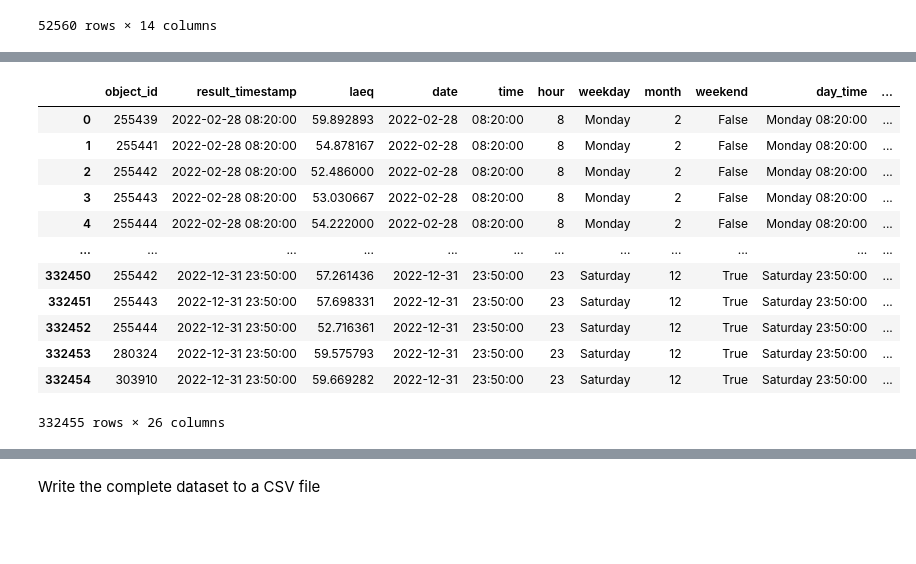
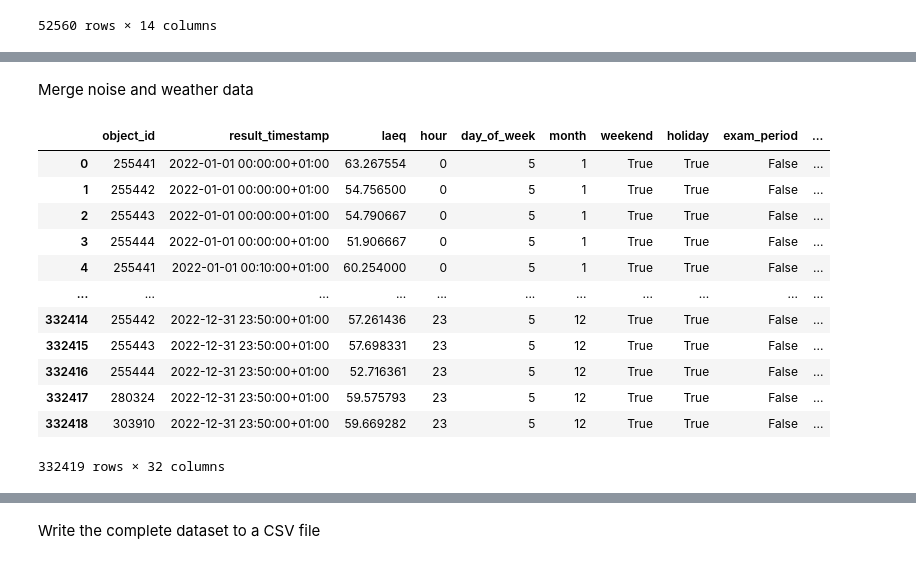
Before and after one commit to IvanaOsredek/ModernDataAnalyticsProject, a Jupyter notebook: CreatingFullDataset.ipynb, the cells around one changed output, grey strips where cells are left out. Saved outputs shown, nothing was run; the diff lists cells and outputs as text; code cells hidden in the pictures; blank space fills up the shorter version.

```diff
--- a/CreatingFullDataset.ipynb
+++ b/CreatingFullDataset.ipynb
@@ -280,0 +293,11 @@ weather_df
+# %%
+#Noise data: add the timezone to the result_timestamp
+
+#Localize the datetime object to the Belgian timezone
+#This keeps in mind the change from CET to CEST in spring and CEST to CET in autumn
+noise_clustered_df['result_timestamp'] = pd.to_datetime(noise_clustered_df['result_timestamp']).dt.tz_localize('CET',ambiguous='NaT')
+
+#Remove ambiguous data between 2022-10-30 02:00:00 and 2022-10-30 03:00:00
+noise_clustered_df = noise_clustered_df.dropna(subset=['result_timestamp'])
+
+noise_clustered_df
@@ -280,0 +318,10 @@ weather_df
+# %%
+#Weather data: convert result_timestamp to local timezone
+
+#Add the UTC timezone information to the result_timestamp
+weather_df['result_timestamp'] = pd.to_datetime(weather_df['result_timestamp']).dt.tz_localize('UTC')
+
+#Change weather data to CET timezone
+weather_df['result_timestamp'] = pd.to_datetime(weather_df['result_timestamp']).dt.tz_convert('CET')
+
+weather_df
@@ -281,25 +342,29 @@ weather_df
+# %% [markdown]
+Merge noise and weather data
 # %%
 #Merge noise and weather data
 final_df = pd.merge(noise_clustered_df, weather_df, on='result_timestamp', how='outer')
 
 #Remove rows with only weather data, but no noise data
 final_df = final_df[final_df.isnull()['laeq']==False]
 
 final_df['object_id'] = final_df['object_id'].astype('int64')
 final_df['hour'] = final_df['hour'].astype('int64')
+final_df['day_of_week'] = final_df['day_of_week'].astype('int64')
 final_df['month'] = final_df['month'].astype('int64')
+
 final_df
 # %% [output]
-|  | object_id | result_timestamp | laeq | date | time | hour | weekday | month | weekend | day_time | ... |
-| 0 | 255439 | 2022-02-28 08:20:00 | 59.892893 | 2022-02-28 | 08:20:00 | 8 | Monday | 2 | False | Monday 08:20:00 | ... |
-| 1 | 255441 | 2022-02-28 08:20:00 | 54.878167 | 2022-02-28 | 08:20:00 | 8 | Monday | 2 | False | Monday 08:20:00 | ... |
-| 2 | 255442 | 2022-02-28 08:20:00 | 52.486000 | 2022-02-28 | 08:20:00 | 8 | Monday | 2 | False | Monday 08:20:00 | ... |
-| 3 | 255443 | 2022-02-28 08:20:00 | 53.030667 | 2022-02-28 | 08:20:00 | 8 | Monday | 2 | False | Monday 08:20:00 | ... |
-| 4 | 255444 | 2022-02-28 08:20:00 | 54.222000 | 2022-02-28 | 08:20:00 | 8 | Monday | 2 | False | Monday 08:20:00 | ... |
-| ... | ... | ... | ... | ... | ... | ... | ... | ... | ... | ... | ... |
-| 332450 | 255442 | 2022-12-31 23:50:00 | 57.261436 | 2022-12-31 | 23:50:00 | 23 | Saturday | 12 | True | Saturday 23:50:00 | ... |
-| 332451 | 255443 | 2022-12-31 23:50:00 | 57.698331 | 2022-12-31 | 23:50:00 | 23 | Saturday | 12 | True | Saturday 23:50:00 | ... |
-| 332452 | 255444 | 2022-12-31 23:50:00 | 52.716361 | 2022-12-31 | 23:50:00 | 23 | Saturday | 12 | True | Saturday 23:50:00 | ... |
-| 332453 | 280324 | 2022-12-31 23:50:00 | 59.575793 | 2022-12-31 | 23:50:00 | 23 | Saturday | 12 | True | Saturday 23:50:00 | ... |
-| 332454 | 303910 | 2022-12-31 23:50:00 | 59.669282 | 2022-12-31 | 23:50:00 | 23 | Saturday | 12 | True | Saturday 23:50:00 | ... |
+|  | object_id | result_timestamp | laeq | hour | day_of_week | month | weekend | holiday | exam_period | ... |
+| 0 | 255441 | 2022-01-01 00:00:00+01:00 | 63.267554 | 0 | 5 | 1 | True | True | False | ... |
+| 1 | 255442 | 2022-01-01 00:00:00+01:00 | 54.756500 | 0 | 5 | 1 | True | True | False | ... |
+| 2 | 255443 | 2022-01-01 00:00:00+01:00 | 54.790667 | 0 | 5 | 1 | True | True | False | ... |
+| 3 | 255444 | 2022-01-01 00:00:00+01:00 | 51.906667 | 0 | 5 | 1 | True | True | False | ... |
+| 4 | 255441 | 2022-01-01 00:10:00+01:00 | 60.254000 | 0 | 5 | 1 | True | True | False | ... |
+| ... | ... | ... | ... | ... | ... | ... | ... | ... | ... | ... |
+| 332414 | 255442 | 2022-12-31 23:50:00+01:00 | 57.261436 | 23 | 5 | 12 | True | True | False | ... |
+| 332415 | 255443 | 2022-12-31 23:50:00+01:00 | 57.698331 | 23 | 5 | 12 | True | True | False | ... |
+| 332416 | 255444 | 2022-12-31 23:50:00+01:00 | 52.716361 | 23 | 5 | 12 | True | True | False | ... |
+| 332417 | 280324 | 2022-12-31 23:50:00+01:00 | 59.575793 | 23 | 5 | 12 | True | True | False | ... |
+| 332418 | 303910 | 2022-12-31 23:50:00+01:00 | 59.669282 | 23 | 5 | 12 | True | True | False | ... |
-332455 rows × 26 columns
+332419 rows × 32 columns
```
Also changed, not shown: parts of 10 cells of this notebook.
